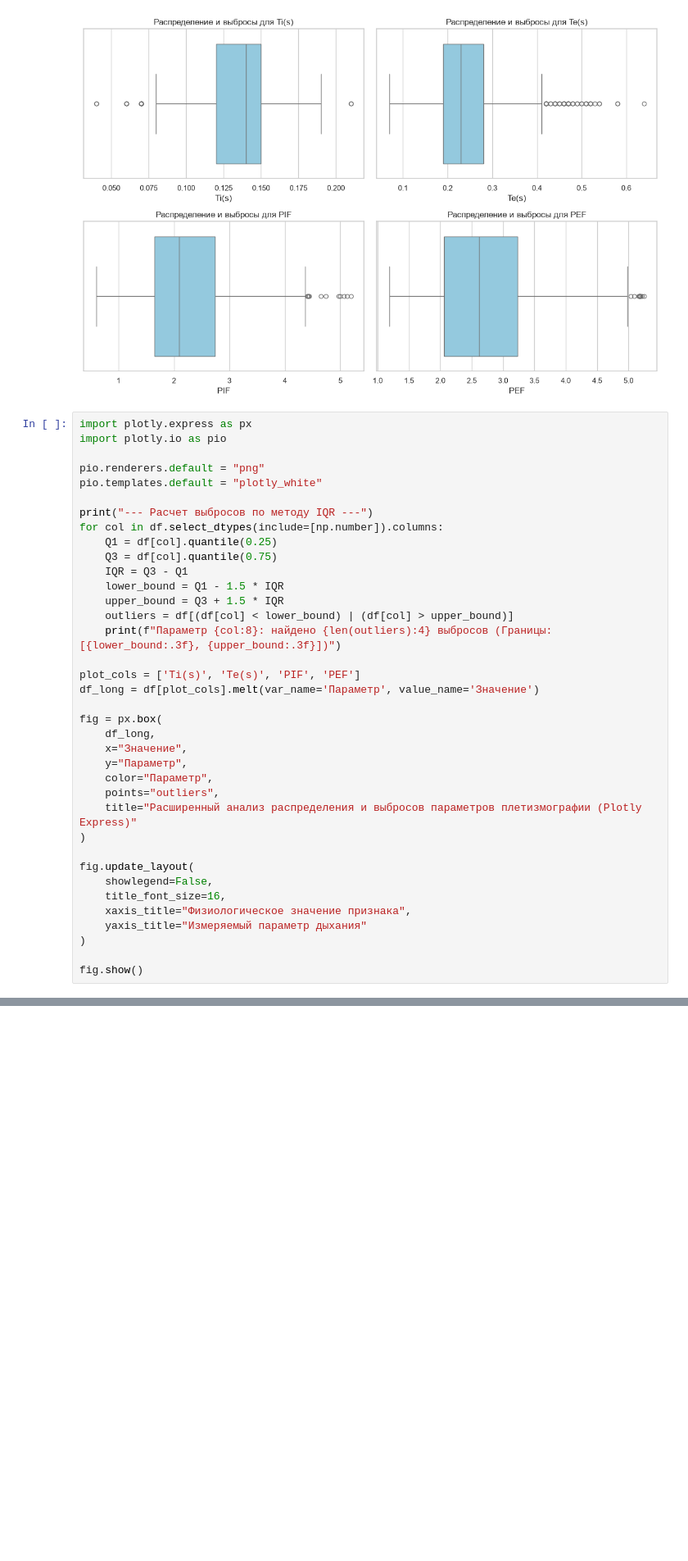
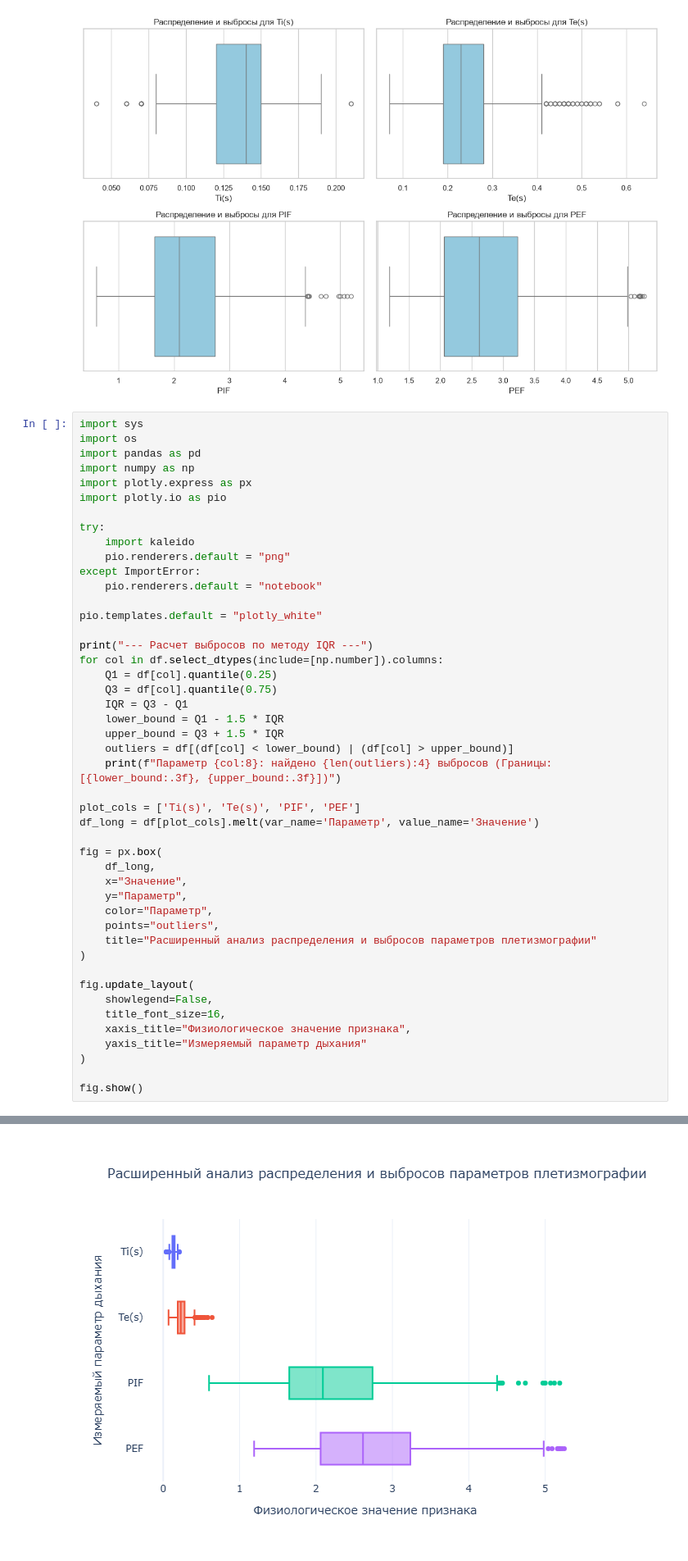
Before and after one commit to vibekila/Data-Management-Engineering, a Jupyter notebook: notebooks/EDA.ipynb, the cells around one changed output, grey strips where cells are left out. Shown at 82% size. Cells and saved outputs as stored; diff of their text form; blank space fills up the shorter version.

```diff
--- a/notebooks/EDA.ipynb
+++ b/notebooks/EDA.ipynb
@@ -145,10 +145,19 @@ plt.show()
 Параметр Rpef    : найдено   16 аномальных выбросов (Границы: [-0.010, 0.310])
 [figure]
 # %%
+import sys
+import os
+import pandas as pd
+import numpy as np
 import plotly.express as px
 import plotly.io as pio
 
-pio.renderers.default = "png"
+try:
+    import kaleido
+    pio.renderers.default = "png"
+except ImportError:
+    pio.renderers.default = "notebook"
+
 pio.templates.default = "plotly_white"
 
 print("--- Расчет выбросов по методу IQR ---")
@@ -170,7 +179,7 @@ fig = px.box(
     y="Параметр",
     color="Параметр",
     points="outliers",
-    title="Расширенный анализ распределения и выбросов параметров плетизмографии (Plotly Express)"
+    title="Расширенный анализ распределения и выбросов параметров плетизмографии"
 )
 
 fig.update_layout(
@@ -205,3 +210,4 @@ which can be installed using pip:
+[figure, added]
 # %% [markdown]
 ## 5. Корреляционный анализ
 Определение взаимосвязи параметров плетизмографии мышей между собой.
```
Also changed, not shown: parts of 1 cell of this notebook.
